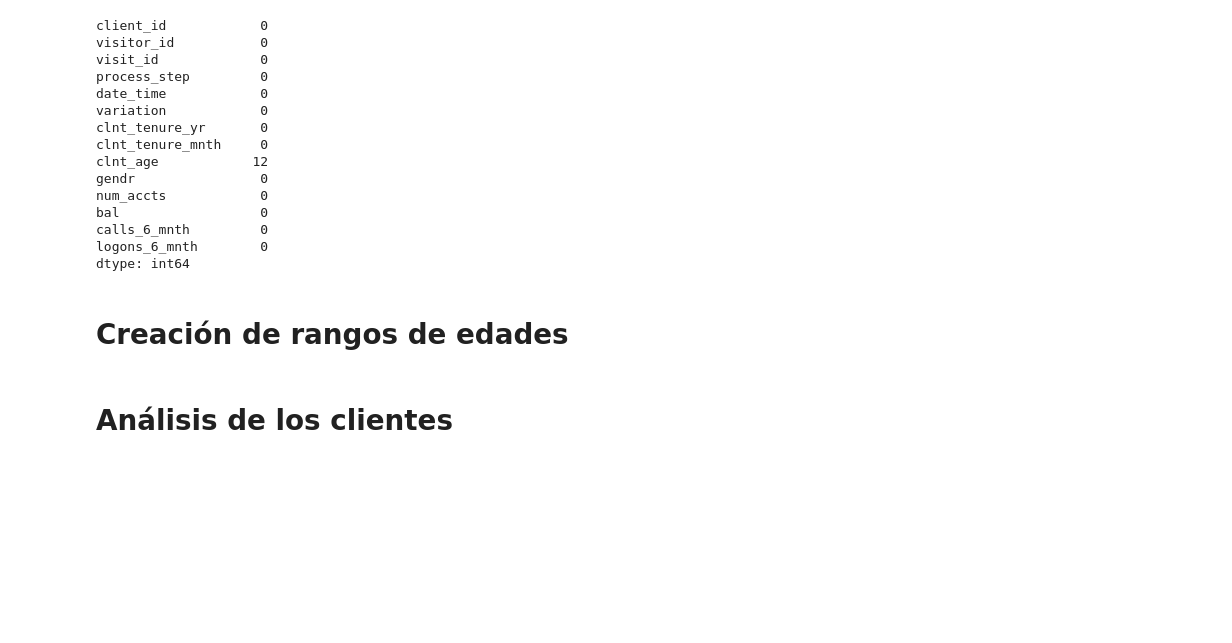
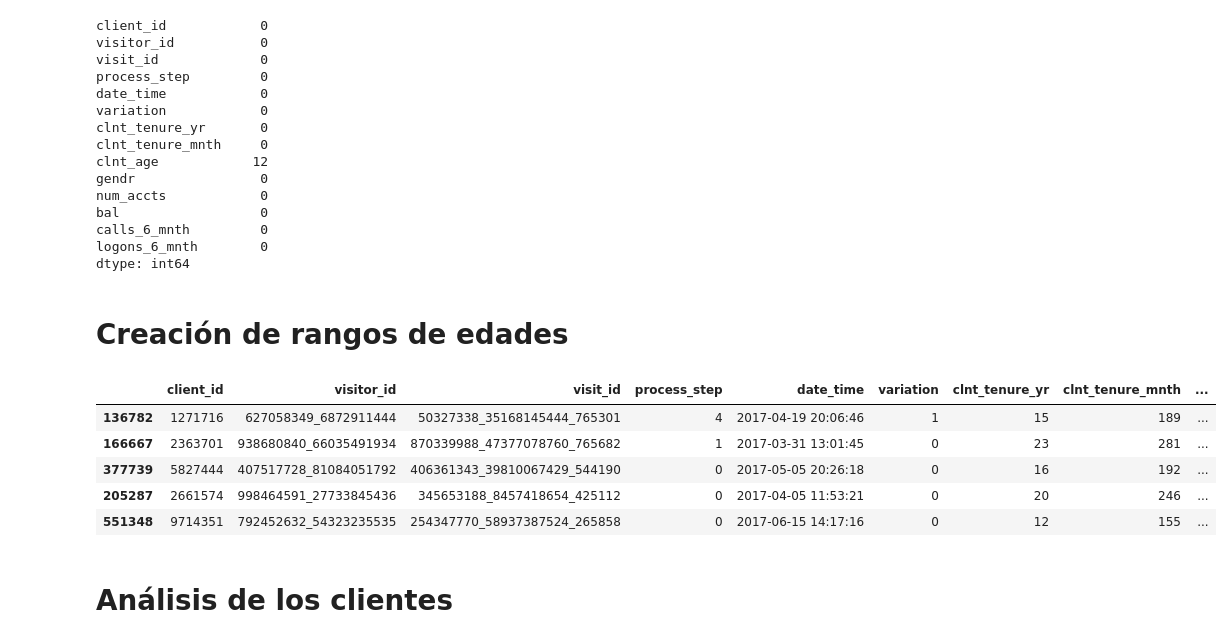
Before and after one commit to GabiCase/A-B_Testing, a Jupyter notebook: main.ipynb, the cells around one changed output. Cells and saved outputs as stored; diff of their text form; code cells hidden in the pictures; blank space fills up the shorter version.

```diff
--- a/main.ipynb
+++ b/main.ipynb
@@ -255,3 +254,20 @@ dtype: int64
+# %%
+#falta por hacer
+# Crear rangos de edad de 5 años
+bins = range(17, 100, 5)  # Cambia el rango según sea necesario
+labels = [f"{i}-{i+4}" for i in bins[:-1]]
+
+# Agrupar las edades en intervalos de 5 años
+df['age_group'] = pd.cut(df['clnt_age'], bins=bins, labels=labels, right=False)
+# %%
+df.sample(5)
+# %% [output]
+|  | client_id | visitor_id | visit_id | process_step | date_time | variation | clnt_tenure_yr | clnt_tenure_mnth | ... |
+| 136782 | 1271716 | 627058349_6872911444 | 50327338_35168145444_765301 | 4 | 2017-04-19 20:06:46 | 1 | 15 | 189 | ... |
+| 166667 | 2363701 | 938680840_66035491934 | 870339988_47377078760_765682 | 1 | 2017-03-31 13:01:45 | 0 | 23 | 281 | ... |
+| 377739 | 5827444 | 407517728_81084051792 | 406361343_39810067429_544190 | 0 | 2017-05-05 20:26:18 | 0 | 16 | 192 | ... |
+| 205287 | 2661574 | 998464591_27733845436 | 345653188_8457418654_425112 | 0 | 2017-04-05 11:53:21 | 0 | 20 | 246 | ... |
+| 551348 | 9714351 | 792452632_54323235535 | 254347770_58937387524_265858 | 0 | 2017-06-15 14:17:16 | 0 | 12 | 155 | ... |
 # %% [markdown]
 # Análisis de los clientes
 # %% [markdown]
```
Also changed, not shown: parts of 20 cells of this notebook.
